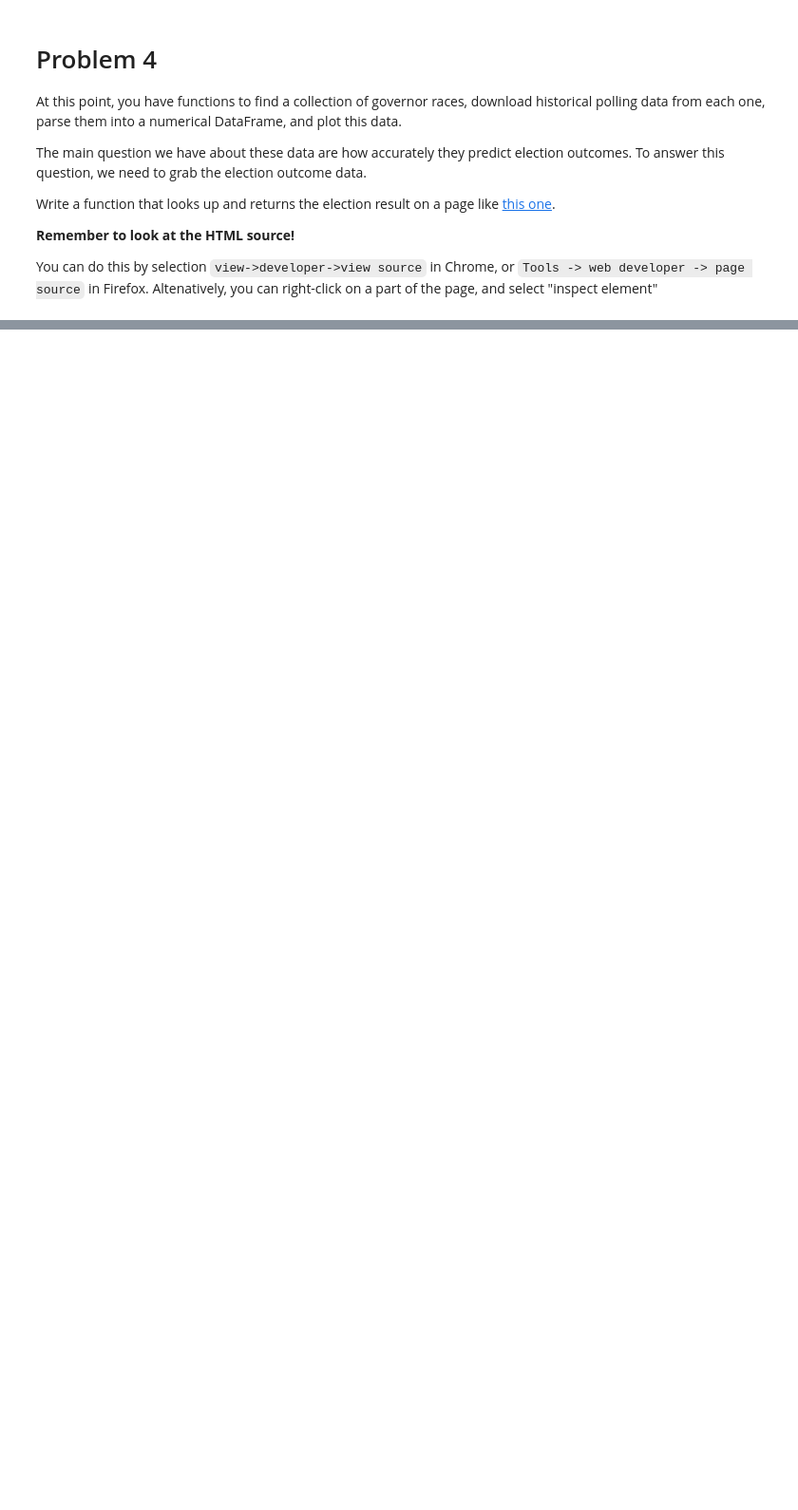
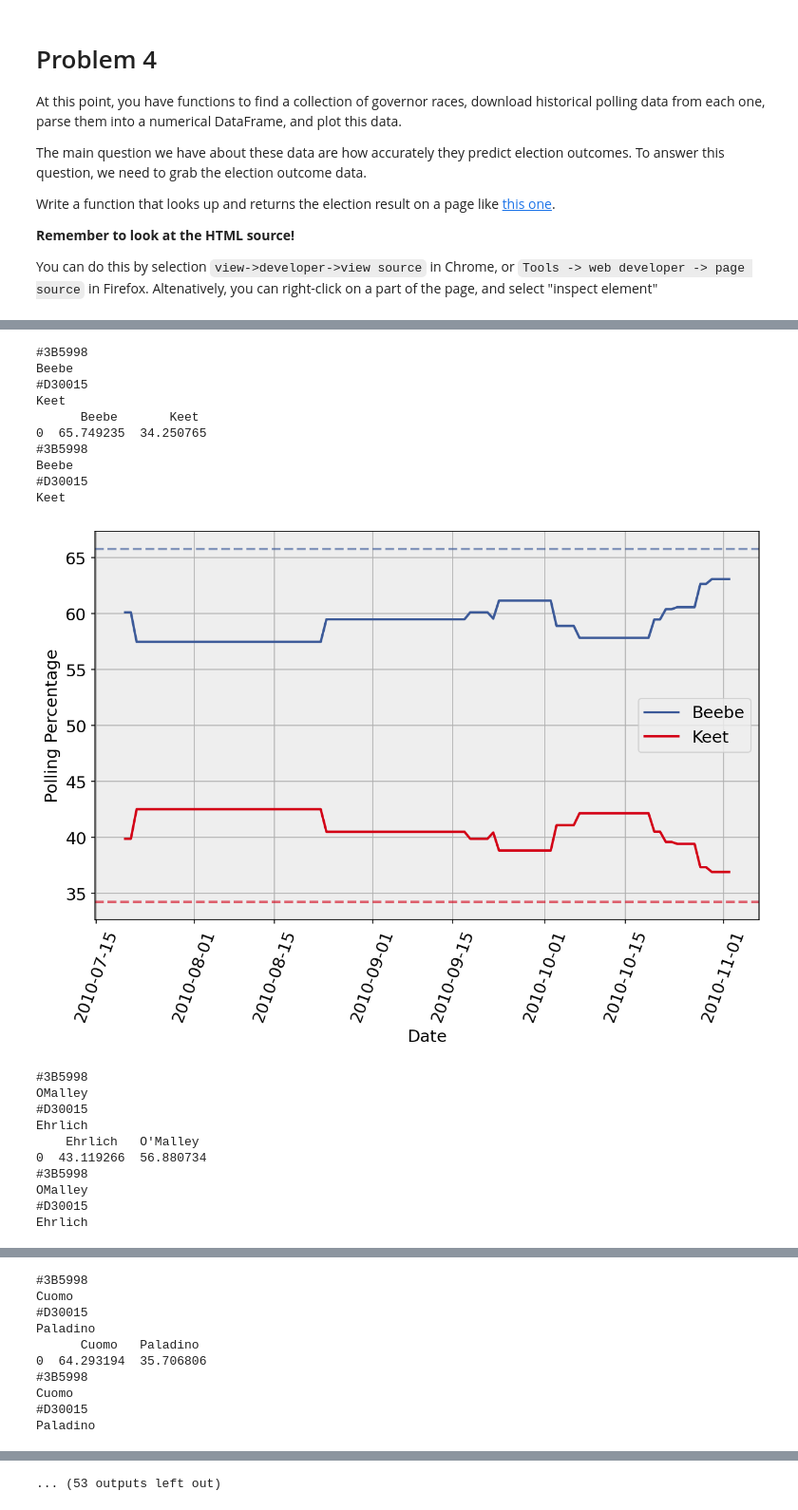
Before and after one commit to aliciagrande/Harvard_Homewoks, a Jupyter notebook: HW1_XMLpolls.ipynb, the cells around one changed output, grey strips where cells are left out. Shown at 95% size. Cells and saved outputs as stored; diff of their text form; code cells hidden in the pictures; blank space fills up the shorter version.

```diff
--- a/HW1_XMLpolls.ipynb
+++ b/HW1_XMLpolls.ipynb
@@ -478,3 +473,37 @@ You can do this by selection `view->developer->view source` in Chrome, or `Tools
     {'Brown': 56.0126582278481, 'Whitman': 43.9873417721519}
 """
 #your code here
+
+
+
+def race_result(link):
+    source2 = urllib.request.urlopen(link).read()
+    soup2 = bs(source2)
+
+    polling_data_rcp = soup2.findAll('table', {'class': "data"})[0]
+
+    results = {}
+    for i in range(3,5):
+        candidate = (polling_data_rcp.findChild().findChildren()[i]).text
+        candidate = candidate.replace('(D)', '').replace('(R)', '').replace('(I)', '')
+        result = (polling_data_rcp.findChild().findNextSibling().findChildren()[i+1]).text
+        result = float(result)
+        results[candidate] = result
+
+    perc = list(results.values())
+    tot = sum(perc)
+    #print(tot)
+
+    array_perc = np.array(perc, dtype=float)
+    #print(array_perc)
+
+    norm_arrary_perc = (array_perc / tot)*100
+    #print(norm_arrary_perc)
+
+    candidates = list(results.keys())
+
+    results_norm = {candidates[0]: [norm_arrary_perc[0]], candidates[1]: [norm_arrary_perc[1]]}
+    result_norm_Df = pd.DataFrame(results_norm)
+
+
+    return result_norm_Df
@@ -480,0 +567,7 @@ You can do this by selection `view->developer->view source` in Chrome, or `Tools
+# %%
+url = "https://www.realclearpolitics.com/epolls/2010/governor/2010_elections_governor_map.html"
+governor_races_list = find_governor_races(url)
+#tuve que sacar una de las paginas porque era la unica que tenia una página distinta, y en vez de table: class: data, decia table: class: data large...
+governor_races_list.remove('http://www.realclearpolitics.com/epolls/2010/governor/tx/texas_governor_perry_vs_white-1194.html')
+
+governor_races_list
@@ -480,0 +592,26 @@ You can do this by selection `view->developer->view source` in Chrome, or `Tools
+# %%
+for race in governor_races_list:
+    plot_race(race)
+    plt.show()
+# %% [output]
+#3B5998
+Beebe
+#D30015
+Keet
+      Beebe       Keet
+0  65.749235  34.250765
+#3B5998
+Beebe
+#D30015
+Keet
+[figure, added]
+#3B5998
+OMalley
+#D30015
+Ehrlich
+    Ehrlich   O'Malley
+0  43.119266  56.880734
+#3B5998
+OMalley
+#D30015
+Ehrlich
@@ -480,0 +619,10 @@ You can do this by selection `view->developer->view source` in Chrome, or `Tools
+#3B5998
+Cuomo
+#D30015
+Paladino
+      Cuomo   Paladino
+0  64.293194  35.706806
+#3B5998
+Cuomo
+#D30015
+Paladino
@@ -480,0 +667 @@ You can do this by selection `view->developer->view source` in Chrome, or `Tools
+... (53 outputs left out)
```
Also changed, not shown: parts of 16 cells of this notebook.
